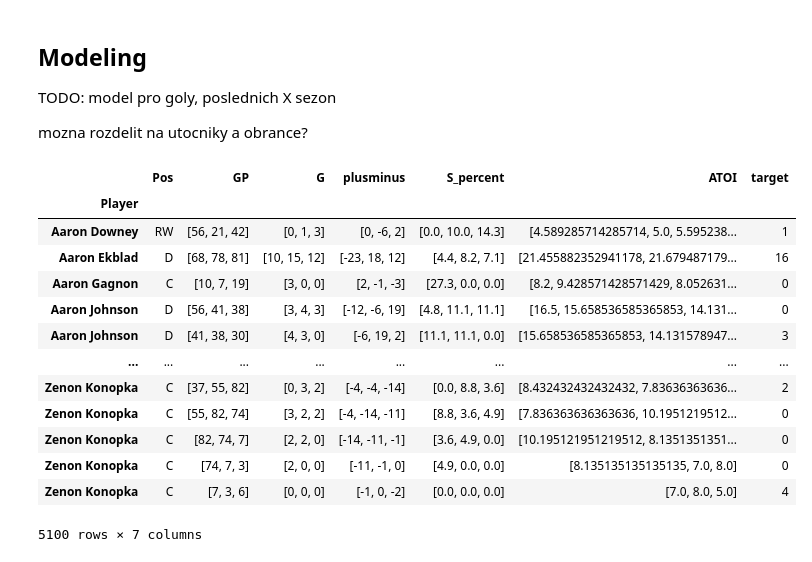
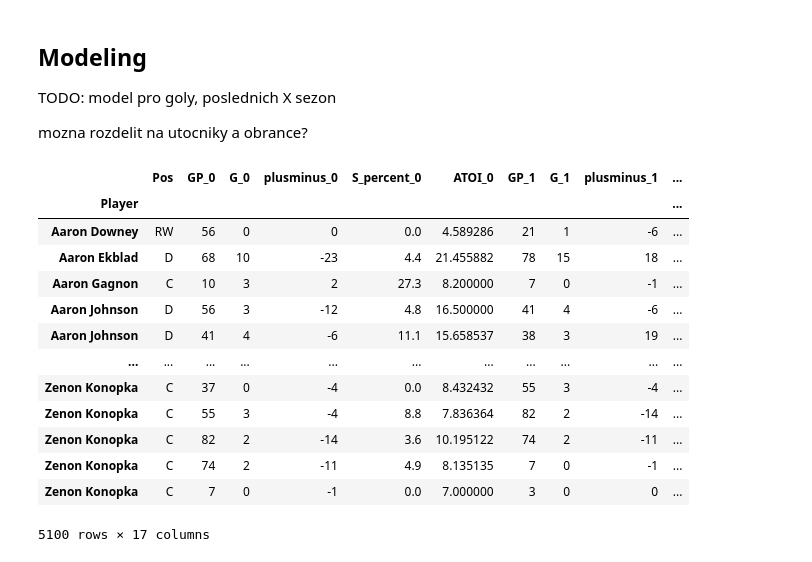
Before and after one commit to VL-CZ/NDBI048-data-science, a Jupyter notebook: homework/NHL-data-report.ipynb, the cells around one changed output. Saved outputs shown, nothing was run; the diff lists cells and outputs as text; code cells hidden in the pictures.

```diff
--- a/homework/NHL-data-report.ipynb
+++ b/homework/NHL-data-report.ipynb
@@ -259,58 +259,69 @@ TODO: model pro goly, poslednich X sezon
 
 mozna rozdelit na utocniky a obrance?
 # %%
-def get_three_consecutives(numbers):
+TRAIN_SEASONS = 3
+
+def get_four_consecutives(numbers):
     numbers.sort()
-    if len(numbers) < 4:
+    if len(numbers) < TRAIN_SEASONS + 1:
         return None
 
     consecutives, has_results = [], False
 
-    for i in range(len(numbers) - 3):
-        y1, y2, y3, y4 = numbers[i:i+4]
+    for i in range(len(numbers) - TRAIN_SEASONS):
+        y1, y2, y3, y4 = numbers[i:i+TRAIN_SEASONS+1]
         if y1 + 1 == y2 and y1 + 2 == y3 and y1 + 3 == y4:
             consecutives += [(y1, y2, y3, y4)]
             has_results = True
 
     return consecutives if has_results else None
 
 
 def normalize(row):
     seasons, last_season = row["Con_seasons"][:-1], row["Con_seasons"][-1]
     indexes = [row["Season"].index(s) for s in seasons]
     target_index = row["Season"].index(last_season)
 
     row["target"] = row["G"][target_index]
-    row["G"] = [row["G"][i] for i in indexes]
-    row["GP"] = [row["GP"][i] for i in indexes]
-    row["plusminus"] = [row["plusminus"][i] for i in indexes]
-    row["S_percent"] = [row["S_percent"][i] for i in indexes]
-    row["ATOI"] = [row["ATOI"][i] for i in indexes]
     row["Pos"] = row["Pos"][0]
+
+    for col_index, i in enumerate(indexes):
+        row[f"G_{col_index}"] = row["G"][i]
+        row[f"GP_{col_index}"] = row["GP"][i]
+        row[f"plusminus_{col_index}"] = row["plusminus"][i]
+        row[f"S_percent_{col_index}"] = row["S_percent"][i]
+        row[f"ATOI_{col_index}"] = row["ATOI"][i]
 
     return row
 
 
 players_agg = df.groupby(["Player"]).aggregate(lambda x: list(x))
-players_agg["Con_seasons"] = players_agg["Season"].apply(get_three_consecutives)
+players_agg["Con_seasons"] = players_agg["Season"].apply(get_four_consecutives)
 players_agg = players_agg.loc[players_agg["Con_seasons"].notna()] # about half of records
 players_agg = players_agg.explode("Con_seasons")
 players_agg = players_agg.apply(normalize, axis=1)
 
-players_agg = players_agg[["Pos", "GP", "G", "plusminus", "S_percent", "ATOI", "target"]]
+columns = ["Pos"]
+
+for i in range(TRAIN_SEASONS):
+    columns += [f"GP_{i}", f"G_{i}", f"plusminus_{i}", f"S_percent_{i}", f"ATOI_{i}"]
+
+columns += ["target"]
+
+players_agg = players_agg[columns]
 players_agg
 # %% [output]
-|  | Pos | GP | G | plusminus | S_percent | ATOI | target |
-| Player |  |  |  |  |  |  |  |
-| Aaron Downey | RW | [56, 21, 42] | [0, 1, 3] | [0, -6, 2] | [0.0, 10.0, 14.3] | [4.589285714285714, 5.0, 5.595238... | 1 |
-| Aaron Ekblad | D | [68, 78, 81] | [10, 15, 12] | [-23, 18, 12] | [4.4, 8.2, 7.1] | [21.455882352941178, 21.679487179... | 16 |
-| Aaron Gagnon | C | [10, 7, 19] | [3, 0, 0] | [2, -1, -3] | [27.3, 0.0, 0.0] | [8.2, 9.428571428571429, 8.052631... | 0 |
-| Aaron Johnson | D | [56, 41, 38] | [3, 4, 3] | [-12, -6, 19] | [4.8, 11.1, 11.1] | [16.5, 15.658536585365853, 14.131... | 0 |
-| Aaron Johnson | D | [41, 38, 30] | [4, 3, 0] | [-6, 19, 2] | [11.1, 11.1, 0.0] | [15.658536585365853, 14.131578947... | 3 |
-| ... | ... | ... | ... | ... | ... | ... | ... |
-| Zenon Konopka | C | [37, 55, 82] | [0, 3, 2] | [-4, -4, -14] | [0.0, 8.8, 3.6] | [8.432432432432432, 7.83636363636... | 2 |
-| Zenon Konopka | C | [55, 82, 74] | [3, 2, 2] | [-4, -14, -11] | [8.8, 3.6, 4.9] | [7.836363636363636, 10.1951219512... | 0 |
-| Zenon Konopka | C | [82, 74, 7] | [2, 2, 0] | [-14, -11, -1] | [3.6, 4.9, 0.0] | [10.195121951219512, 8.1351351351... | 0 |
-| Zenon Konopka | C | [74, 7, 3] | [2, 0, 0] | [-11, -1, 0] | [4.9, 0.0, 0.0] | [8.135135135135135, 7.0, 8.0] | 0 |
-| Zenon Konopka | C | [7, 3, 6] | [0, 0, 0] | [-1, 0, -2] | [0.0, 0.0, 0.0] | [7.0, 8.0, 5.0] | 4 |
+|  | Pos | GP_0 | G_0 | plusminus_0 | S_percent_0 | ATOI_0 | GP_1 | G_1 | plusminus_1 | ... |
+| Player |  |  |  |  |  |  |  |  |  | ... |
+| Aaron Downey | RW | 56 | 0 | 0 | 0.0 | 4.589286 | 21 | 1 | -6 | ... |
+| Aaron Ekblad | D | 68 | 10 | -23 | 4.4 | 21.455882 | 78 | 15 | 18 | ... |
+| Aaron Gagnon | C | 10 | 3 | 2 | 27.3 | 8.200000 | 7 | 0 | -1 | ... |
+| Aaron Johnson | D | 56 | 3 | -12 | 4.8 | 16.500000 | 41 | 4 | -6 | ... |
+| Aaron Johnson | D | 41 | 4 | -6 | 11.1 | 15.658537 | 38 | 3 | 19 | ... |
+| ... | ... | ... | ... | ... | ... | ... | ... | ... | ... | ... |
+| Zenon Konopka | C | 37 | 0 | -4 | 0.0 | 8.432432 | 55 | 3 | -4 | ... |
+| Zenon Konopka | C | 55 | 3 | -4 | 8.8 | 7.836364 | 82 | 2 | -14 | ... |
+| Zenon Konopka | C | 82 | 2 | -14 | 3.6 | 10.195122 | 74 | 2 | -11 | ... |
+| Zenon Konopka | C | 74 | 2 | -11 | 4.9 | 8.135135 | 7 | 0 | -1 | ... |
+| Zenon Konopka | C | 7 | 0 | -1 | 0.0 | 7.000000 | 3 | 0 | 0 | ... |
-5100 rows × 7 columns
+5100 rows × 17 columns
```
